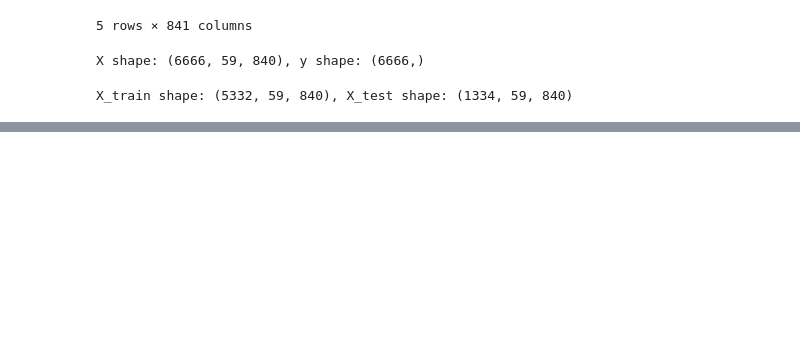
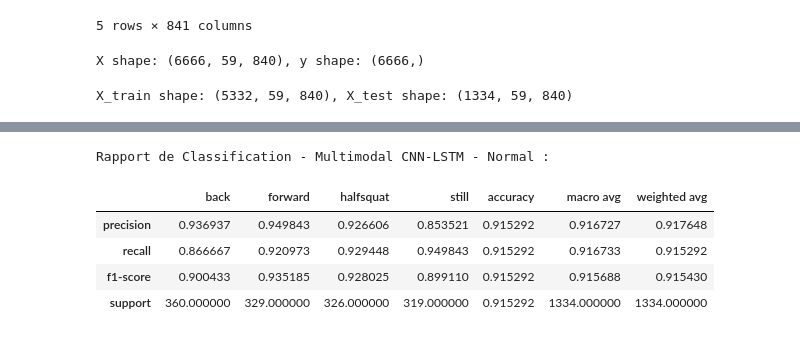
Before and after one commit to Florian-DAUVERGNE/Projet_Architectures_de_traitement_complexes, a Jupyter notebook: projet_v2.ipynb, the cells around one changed output, grey strips where cells are left out. Cells and saved outputs as stored; diff of their text form; code cells hidden in the pictures; blank space fills up the shorter version.

```diff
--- a/projet_v2.ipynb
+++ b/projet_v2.ipynb
@@ -943,3 +1055,35 @@ Model: "functional_20"
  Trainable params: 225,764 (881.89 KB)
  Non-trainable params: 0 (0.00 B)
  Optimizer params: 451,530 (1.72 MB)
+# %%
+from sklearn.metrics import classification_report, confusion_matrix
+import seaborn as sns
+import numpy as np
+import matplotlib.pyplot as plt
+from tensorflow.keras.utils import to_categorical
+
+# ------------------------ Code for CNN-LSTM ------------------------
+# Prédictions sur l'ensemble de test pour CNN-LSTM
+y_pred_cnn_lstm_normal = np.argmax(cnn_lstm_model.predict(X_test), axis=-1)
+
+# Si y_test est one-hot encodé, convertir y_test en labels d'indices entiers
+y_test_labels_normal = np.argmax(y_test, axis=-1)
+
+# Générer un rapport de classification pour CNN-LSTM
+report_cnn_lstm_normal = classification_report(y_test_labels_normal, y_pred_cnn_lstm_normal, target_names=label_encoder.classes_, output_dict=True)
+
+
+# Matrice de confusion pour CNN-LSTM
+conf_matrix_cnn_lstm_normal= confusion_matrix(y_test_labels_normal, y_pred_cnn_lstm_normal)
+
+# ------------------------ Code for Multimodal CNN-LSTM ------------------------
+# Prédictions sur l'ensemble de test pour le modèle multimodal CNN-LSTM
+predictions_multimodal_normal = cnn_lstm_multimodal_model.predict([X_emg_test, X_imu_test, X_ips_test, X_cop_test, X_mocap_test])
+
+y_pred_multimodal_normal = np.argmax(predictions_multimodal_normal, axis=-1)
+
+# Générer un rapport de classification pour le modèle multimodal CNN-LSTM
+report_multimodal_normal = classification_report(y_test_labels_normal, y_pred_multimodal_normal, target_names=label_encoder.classes_, output_dict=True)
+
+# Matrice de confusion pour le modèle multimodal CNN-LSTM
+conf_matrix_multimodal_normal = confusion_matrix(y_test_labels_normal, y_pred_multimodal_normal)
@@ -1045,0 +1640,10 @@ weighted avg       0.98      0.98      0.98      1334
+# %%
+print("Rapport de Classification - Multimodal CNN-LSTM - Normal :\n")
+pd.DataFrame(report_multimodal_normal)
+# %% [output]
+Rapport de Classification - Multimodal CNN-LSTM - Normal :
+|  | back | forward | halfsquat | still | accuracy | macro avg | weighted avg |
+| precision | 0.936937 | 0.949843 | 0.926606 | 0.853521 | 0.915292 | 0.916727 | 0.917648 |
+| recall | 0.866667 | 0.920973 | 0.929448 | 0.949843 | 0.915292 | 0.916733 | 0.915292 |
+| f1-score | 0.900433 | 0.935185 | 0.928025 | 0.899110 | 0.915292 | 0.915688 | 0.915430 |
+| support | 360.000000 | 329.000000 | 326.000000 | 319.000000 | 0.915292 | 1334.000000 | 1334.000000 |
```
Also changed, not shown: parts of 69 cells of this notebook.
